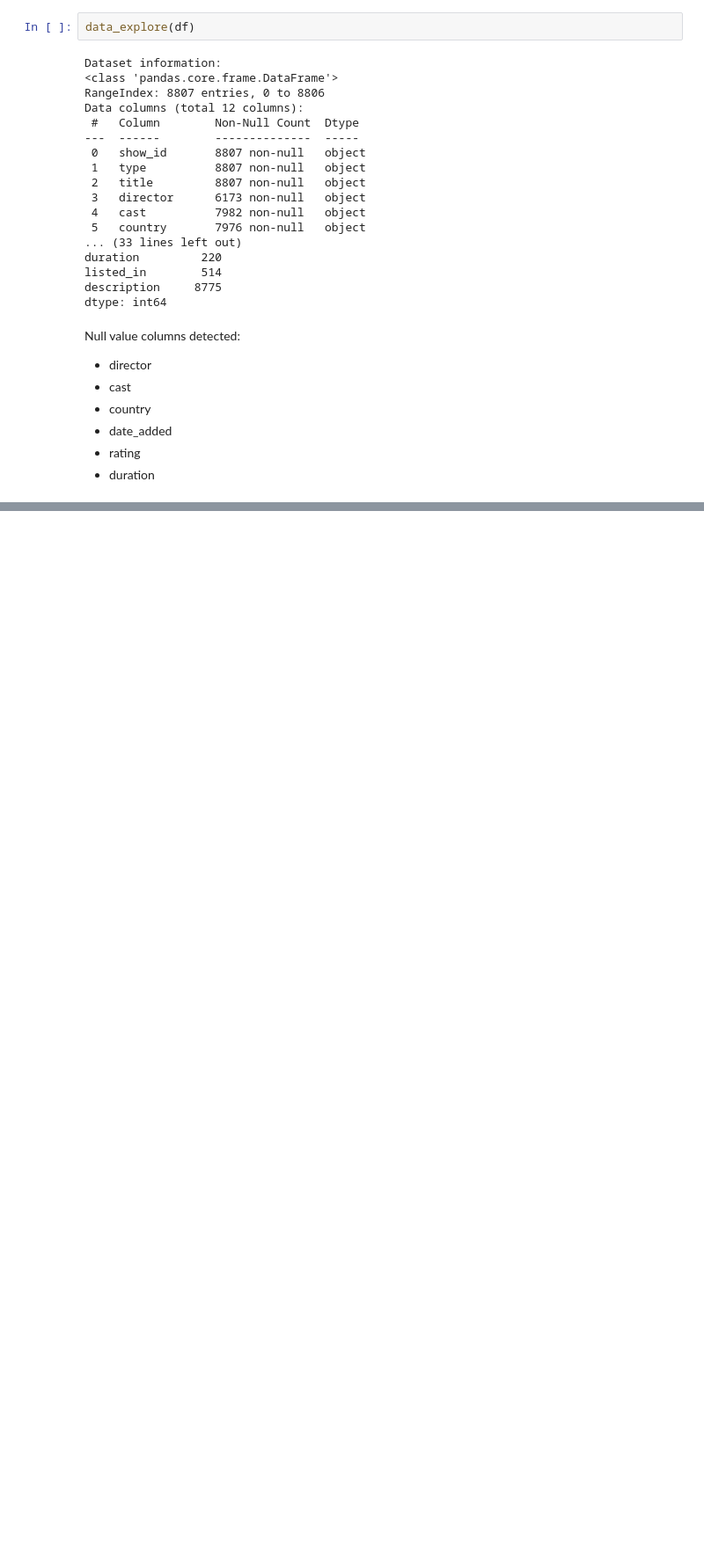
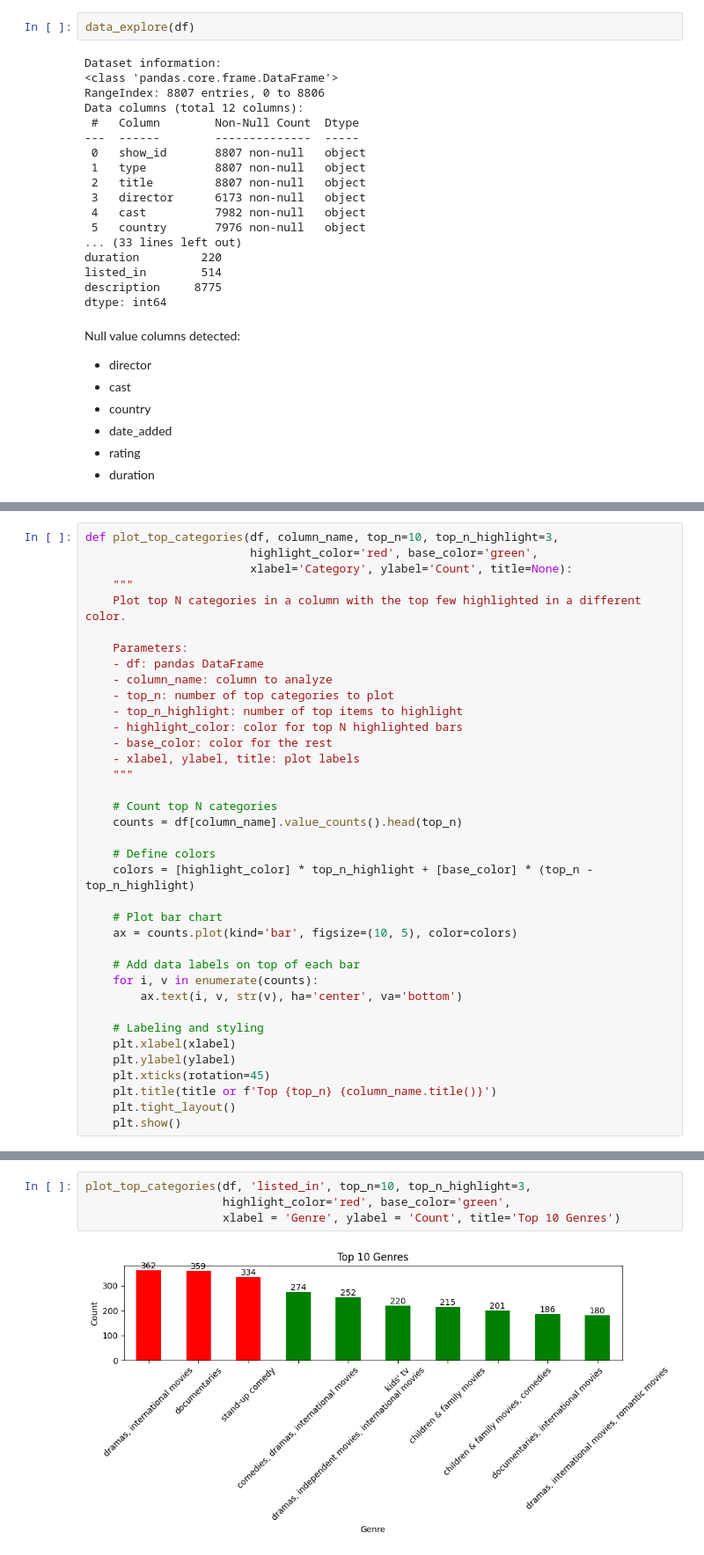
Before and after one commit to hiraicomefly/data_portfolio, a Jupyter notebook: netflix_data_explore.ipynb, the cells around one changed output, grey strips where cells are left out. Shown at 88% size. Cells and saved outputs as stored; diff of their text form; blank space fills up the shorter version.

```diff
--- a/netflix_data_explore.ipynb
+++ b/netflix_data_explore.ipynb
@@ -111,3 +112,40 @@ df.head(5)
 | 2 | s3 | tv show | ganglands | julien leclercq | sami bouajila, tracy gotoas, samu... | NaN | 2021-09-24 | 2021 | tv-ma | 1 season | ... |
 | 3 | s4 | tv show | jailbirds new orleans | NaN | NaN | NaN | 2021-09-24 | 2021 | tv-ma | 1 season | ... |
 | 4 | s5 | tv show | kota factory | NaN | mayur more, jitendra kumar, ranja... | india | 2021-09-24 | 2021 | tv-ma | 2 seasons | ... |
+# %%
+def plot_top_categories(df, column_name, top_n=10, top_n_highlight=3,
+                        highlight_color='red', base_color='green',
+                        xlabel='Category', ylabel='Count', title=None):
+    """
+    Plot top N categories in a column with the top few highlighted in a different color.
+
+    Parameters:
+    - df: pandas DataFrame
+    - column_name: column to analyze
+    - top_n: number of top categories to plot
+    - top_n_highlight: number of top items to highlight
+    - highlight_color: color for top N highlighted bars
+    - base_color: color for the rest
+    - xlabel, ylabel, title: plot labels
+    """
+
+    # Count top N categories
+    counts = df[column_name].value_counts().head(top_n)
+
+    # Define colors
+    colors = [highlight_color] * top_n_highlight + [base_color] * (top_n - top_n_highlight)
+
+    # Plot bar chart
+    ax = counts.plot(kind='bar', figsize=(10, 5), color=colors)
+
+    # Add data labels on top of each bar
+    for i, v in enumerate(counts):
+        ax.text(i, v, str(v), ha='center', va='bottom')
+
+    # Labeling and styling
+    plt.xlabel(xlabel)
+    plt.ylabel(ylabel)
+    plt.xticks(rotation=45)
+    plt.title(title or f'Top {top_n} {column_name.title()}')
+    plt.tight_layout()
+    plt.show()
@@ -113,0 +206,6 @@ df.head(5)
+# %%
+plot_top_categories(df, 'listed_in', top_n=10, top_n_highlight=3,
+                    highlight_color='red', base_color='green',
+                    xlabel = 'Genre', ylabel = 'Count', title='Top 10 Genres')
+# %% [output]
+[figure, added]
```
Also changed, not shown: parts of 12 cells of this notebook.
